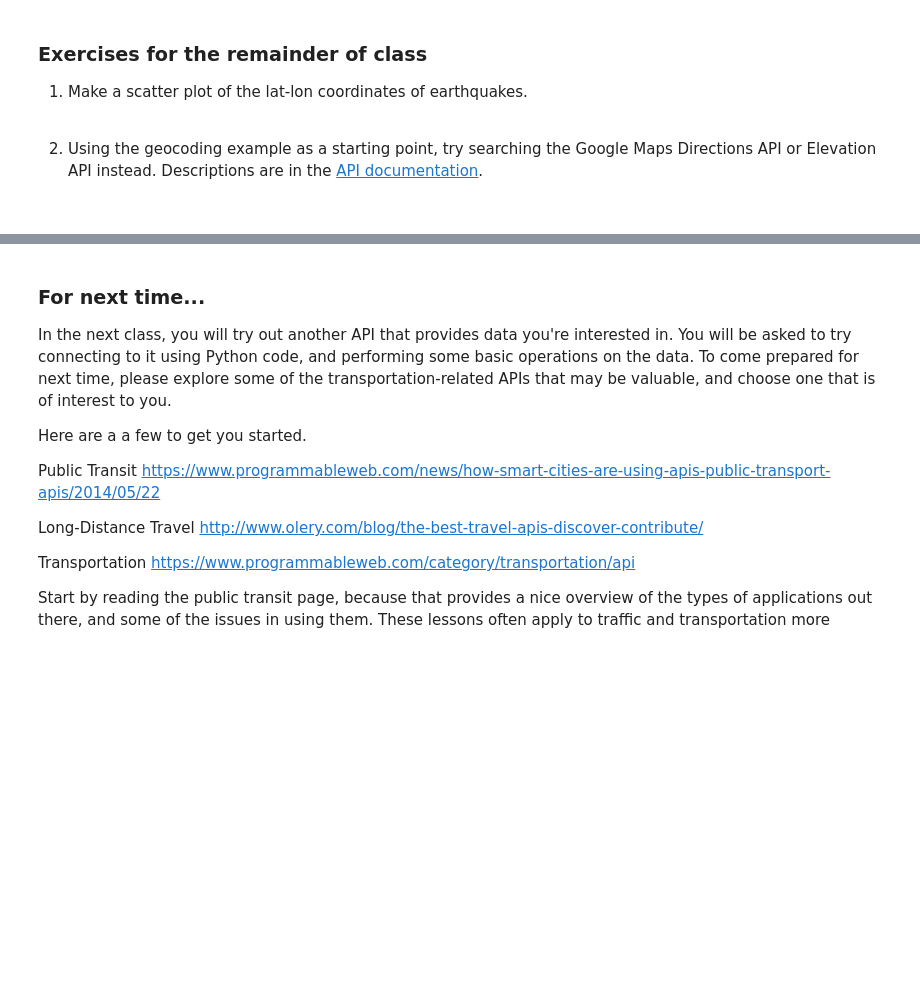
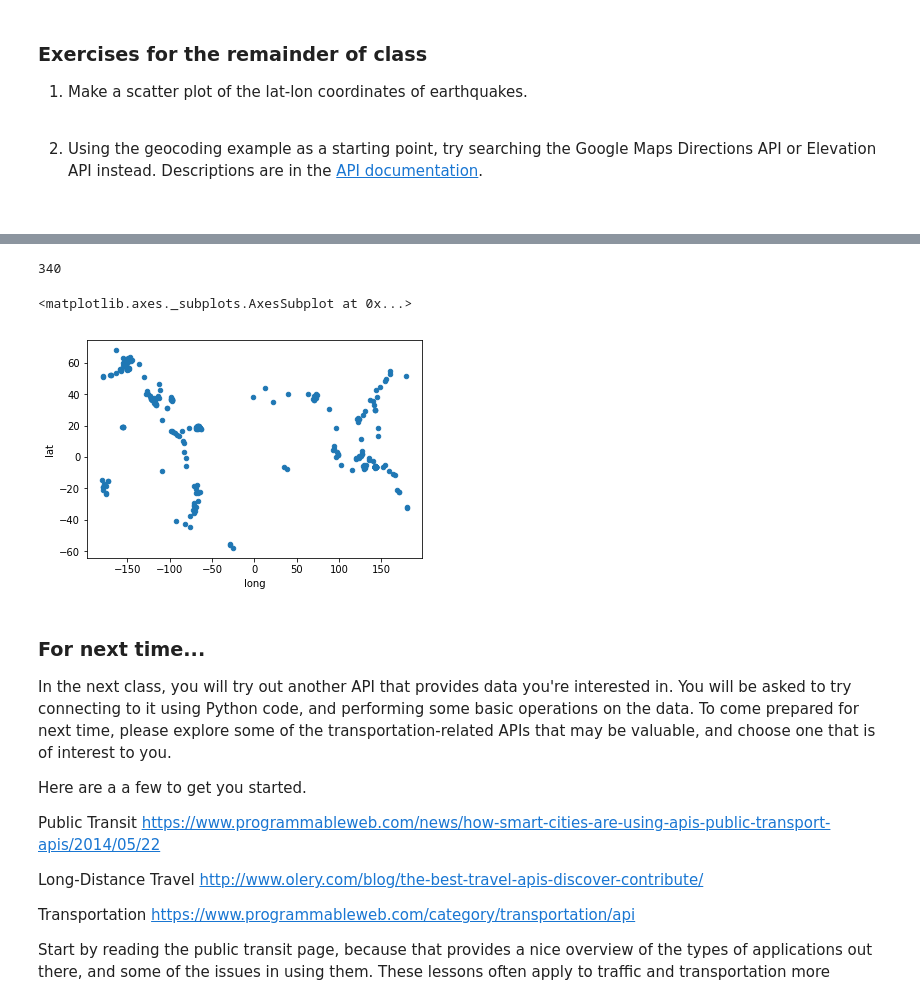
Before and after one commit to alha282/ce599, a Jupyter notebook: 12-Open Data APIs/api-demo.ipynb, the cells around one changed output, grey strips where cells are left out. Drawn from its saved outputs; the diff is of its cells as text; code cells hidden in the pictures; blank space fills up the shorter version.

```diff
--- a/12-Open Data APIs/api-demo.ipynb
+++ b/12-Open Data APIs/api-demo.ipynb
@@ -537,3 +556,21 @@ SyntaxError: invalid syntax (<ipython-input-37-5ad444935863>, line 1)
+# %%
+# pull out magnitudes and depths into a Pandas dataframe, using
+# a more compact Python syntax for iterating through lists
+
+d = {'long': [q['geometry']['coordinates'][0] for q in quakes],
+     'lat': [q['geometry']['coordinates'][1] for q in quakes]}
+
+df = pd.DataFrame.from_dict(d)
+
+# how many earthquakes were loaded into the dataframe?
+print(len(df))
+# %% [output]
+340
+# %%
+df.plot(x='long', y='lat', kind = 'scatter')
+# %% [output]
+<matplotlib.axes._subplots.AxesSubplot at 0x...>
+[figure, added]
 # %% [markdown]
 ### For next time...
 
```
Also changed, not shown: parts of 30 cells of this notebook, 1 other file.
